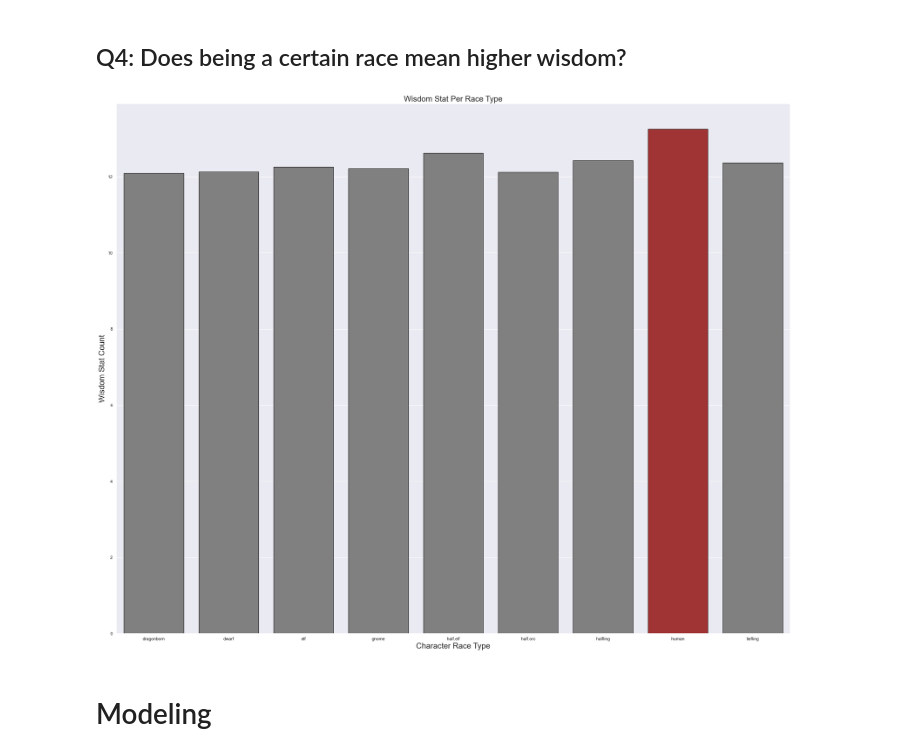
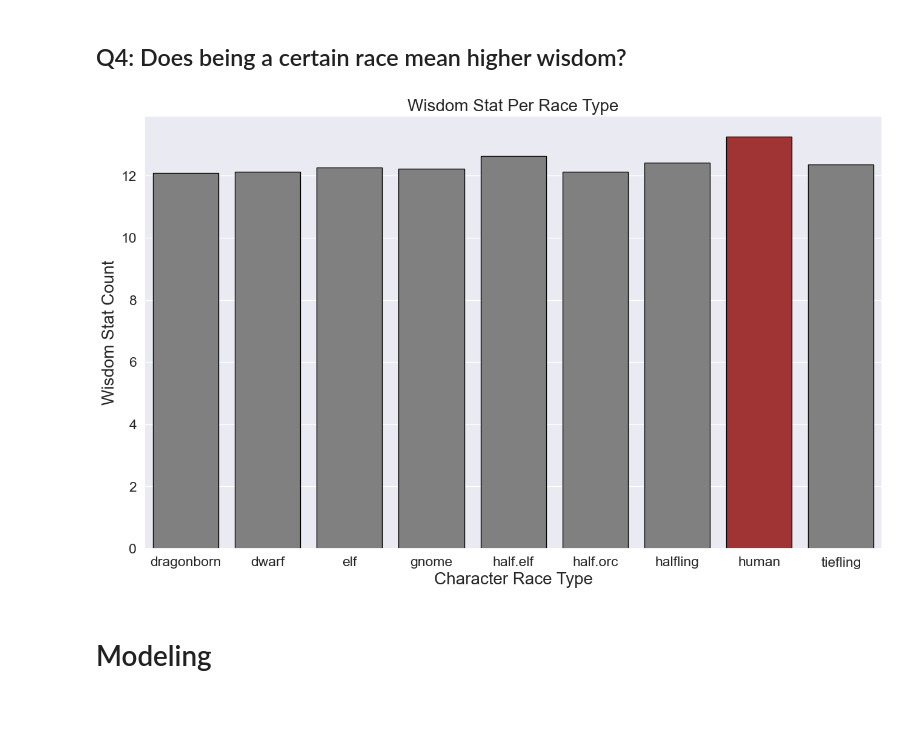
Before and after one commit to EstebanHernandez0/Dungeons_and_dragons_predictor, a Jupyter notebook: final_report.ipynb, the cells around one changed output. Cells and saved outputs as stored; diff of their text form; code cells hidden in the pictures; blank space fills up the shorter version.

```diff
--- a/final_report.ipynb
+++ b/final_report.ipynb
@@ -73,4 +26,0 @@ df= get_dnd()
-# %%
-dummy_df = pd.get_dummies(df[['race']], drop_first= True)
-df = pd.concat( [df, dummy_df], axis=1 )
-df
@@ -91,2 +26,0 @@ df
-# %%
-df.rename(columns= {'race_half.elf': 'race_half_elf', 'race_half.orc': 'race_half_orc'}, inplace= True)
@@ -117,0 +27,2 @@ Test shape: (2000, 18)
+# %%
+train, val, test= w.prep_dnd(df)
@@ -273,6 +196,10 @@ plot_big_brain()
 ## Q4: Does being a certain race mean higher wisdom?
 # %%
 def get_avg(train):
+
+    '''
+    This function is used to get the average of each character stat.
+    '''
     dragonborn_wis= train[train.race== 'dragonborn'].wisdom.mean()
     halfling_wis= train[train.race== 'halfling'].wisdom.mean()
     gnome_wis= train[train.race== 'gnome'].wisdom.mean()
@@ -296,18 +223,24 @@ def get_avg(train):
 wis_mean= get_avg(train)
 # %%
 def wis_per_race(wis_mean):
+
+    '''
+    This function is used to plot each race and their respective wisdom average.
+    '''
     color= ['grey', 'grey', 'grey', 'grey', 'grey', 'grey', 'grey','firebrick']
+    sns.set(rc={'figure.figsize':(15.7, 9.27)})
+    sns.set(font_scale = 1.5)
     fig = plt.figure()
     sns.barplot(data= wis_mean, y= 'wisdom', x= 'race', palette= color, ec= 'black')
-    sns.set(rc={'figure.figsize':(9.0, 5.50)})
+    sns.set(rc={'figure.figsize':(11.0, 7.50)})
     plt.xlabel('Character Race Type', fontsize = 20)
     plt.ylabel('Wisdom Stat Count', fontsize = 20)
     plt.title('Wisdom Stat Per Race Type', fontsize = 20)
 
     plt.show()
 wis_per_race(wis_mean)
 # %% [output]
-[figure, old version]
+[figure, new version]
 # %% [markdown]
 # Modeling
 # %%
```
Also changed, not shown: parts of 34 cells of this notebook.
